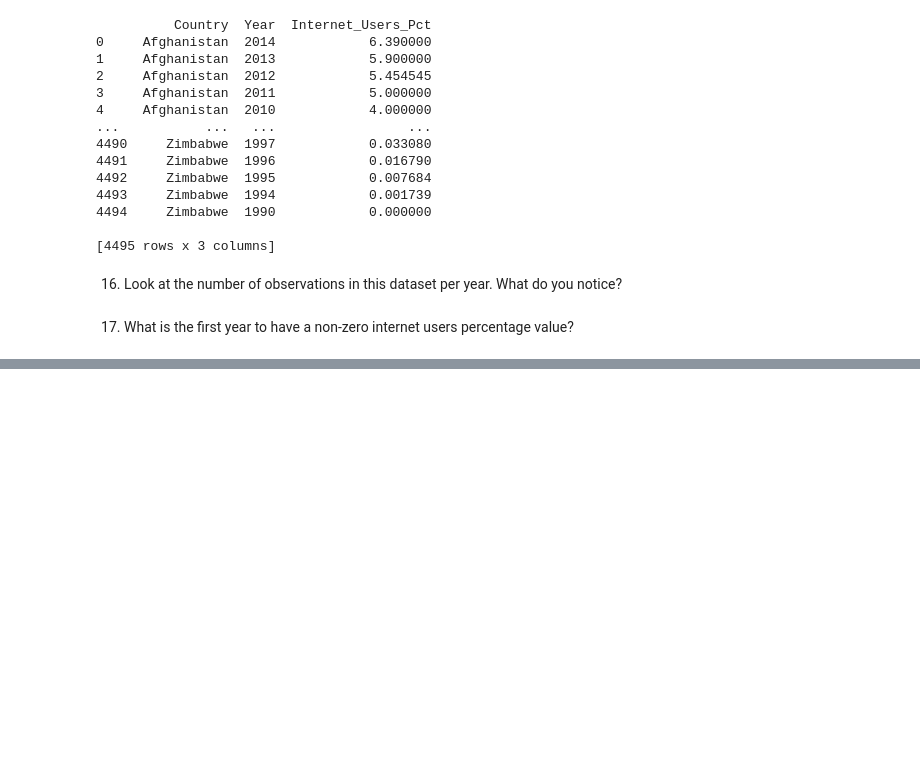
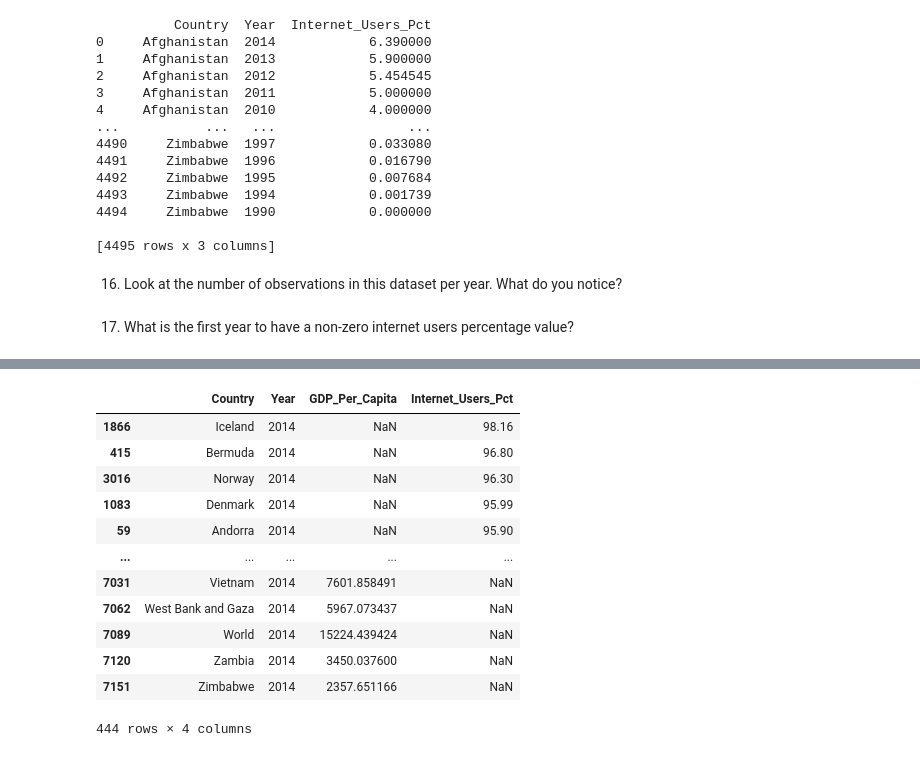
Before and after one commit to scost46/gdp-and-internet-usage-scost46, a Jupyter notebook: notebook/UN_Project.ipynb, the cells around one changed output, grey strips where cells are left out. Drawn from its saved outputs; the diff is of its cells as text; code cells hidden in the pictures; blank space fills up the shorter version.

```diff
--- a/notebook/UN_Project.ipynb
+++ b/notebook/UN_Project.ipynb
@@ -503,0 +500,4 @@ print(gdp_and_internet_use.tail())
+# %%
+gdp_and_internet_use = pd.concat([gdp_df, internet_df])
+print(gdp_and_internet_use.head())
+print(gdp_and_internet_use.tail())
@@ -503,0 +519,3 @@ print(gdp_and_internet_use.tail())
+# %%
+users_2014 = gdp_and_internet_use[gdp_and_internet_use['Year'].isin([2014])]
+print(users_2014)
@@ -503,0 +537,16 @@ print(gdp_and_internet_use.tail())
+# %%
+users_2014.sort_values("Internet_Users_Pct", ascending=False)
+# %% [output]
+|  | Country | Year | GDP_Per_Capita | Internet_Users_Pct |
+| 1866 | Iceland | 2014 | NaN | 98.16 |
+| 415 | Bermuda | 2014 | NaN | 96.80 |
+| 3016 | Norway | 2014 | NaN | 96.30 |
+| 1083 | Denmark | 2014 | NaN | 95.99 |
+| 59 | Andorra | 2014 | NaN | 95.90 |
+| ... | ... | ... | ... | ... |
+| 7031 | Vietnam | 2014 | 7601.858491 | NaN |
+| 7062 | West Bank and Gaza | 2014 | 5967.073437 | NaN |
+| 7089 | World | 2014 | 15224.439424 | NaN |
+| 7120 | Zambia | 2014 | 3450.037600 | NaN |
+| 7151 | Zimbabwe | 2014 | 2357.651166 | NaN |
+444 rows × 4 columns
```
Also changed, not shown: parts of 33 cells of this notebook.
